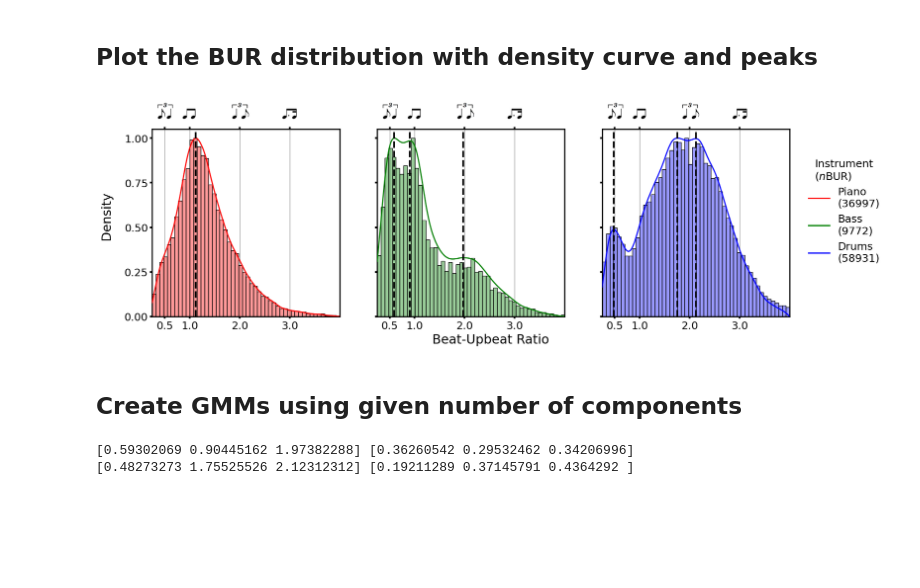
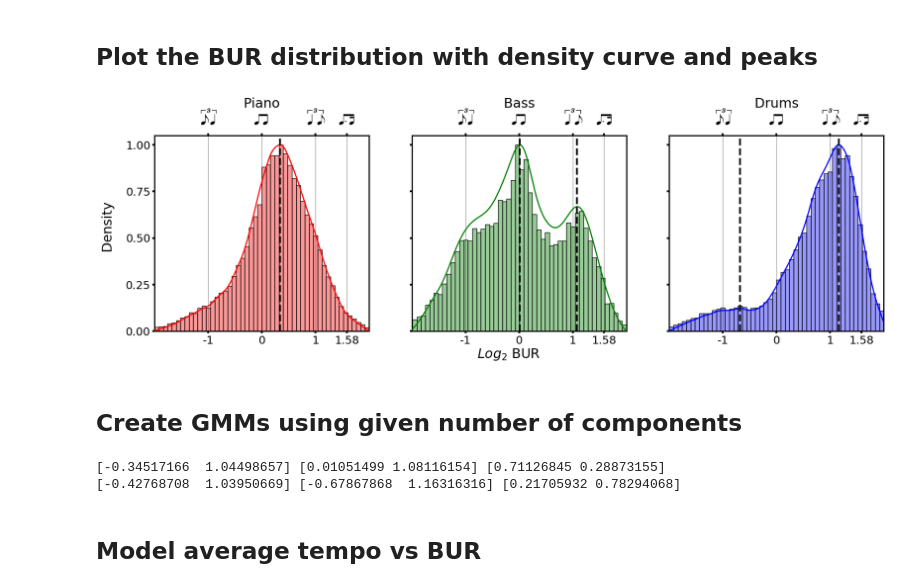
Before and after one commit to HuwCheston/Jazz-Trio-Database, a Jupyter notebook: notebooks/0.1-cheston-beat-upbeat-ratios.ipynb, the cells around one changed output. Cells and saved outputs as stored; diff of their text form; code cells hidden in the pictures; blank space fills up the shorter version.

```diff
--- a/notebooks/0.1-cheston-beat-upbeat-ratios.ipynb
+++ b/notebooks/0.1-cheston-beat-upbeat-ratios.ipynb
@@ -48,4 +52,4 @@ burs = pd.DataFrame(res)
 ## Clean data
 We drop BUR values lower than 0.25 and higher than 4 (see Corcoran & Frieler, 2021)
 # %%
-burs = burs[(burs['bur'] > BUR_LOWER) & (burs['bur'] < BUR_UPPER)]
+burs = burs[(burs['bur'] > np.log2(BUR_LOWER)) & (burs['bur'] < np.log2(BUR_UPPER))]
@@ -63,7 +132,7 @@ burs = (
 def get_peaks(data, len_data: int = 1000, **kwargs) -> np.ndarray:
     """Fits a kernel-density estimate to BUR data and extracts BUR peaks"""
     # Fit the actual KDE to the data, using the default parameters
-    kde = stats.gaussian_kde(data.T)
+    kde = stats.gaussian_kde(data.T, bw_method='silverman')
     # Create a linear space of integers ranging from our lowest to our highest BUR
     data_plot = np.linspace(data.min(), data.max(), len_data)[:, np.newaxis]
     # Evaluate the KDE on our linear space of integers
@@ -81,7 +150,7 @@ def bootstrap_peaks(data: np.array, actual_peaks: np.array, tol: float = 0.5) ->
     size = len(data)
     data = data.flatten()
     # For every bootstrapped sample
-    for i_ in range(N_BOOT):
+    for i_ in range(1):
         print(i_)
         # Set the random seed
         np.random.seed(i_)
@@ -107,7 +176,7 @@ def bootstrap_peaks(data: np.array, actual_peaks: np.array, tol: float = 0.5) ->
                     boot_res[peak].append(closest_peak)
                     boot_peaks.remove(closest_peak)
     # Return a dictionary with
-    return {k: [np.percentile(v, 5), np.percentile(v, 95)] for k, v in boot_res.items()}
+    return {k: [np.nanpercentile(v, 5), np.nanpercentile(v, 95)] for k, v in boot_res.items()}
 # %%
 res_ = []
 for instr, grp in burs.groupby('instrument', sort=False):
@@ -155,0 +199,3 @@ peaks_df
+# %%
+peaks_df['raw_peak'] = 2 ** peaks_df['peak']
+peaks_df
@@ -182,7 +235,7 @@ class HistPlotBURByInstrument(vutils.BasePlot):
             # If we can get the image, then yield it to add to our plot
             else:
                 yield mpl.offsetbox.AnnotationBbox(
-                    mpl.offsetbox.OffsetImage(img, clip_on=False, zoom=0.5), (x, y),
+                    mpl.offsetbox.OffsetImage(img, clip_on=False, zoom=0.5), (np.log2(x), y),
                     frameon=False, xycoords='data', clip_on=False, annotation_clip=False
                  )
 
@@ -199,52 +252,55 @@ class HistPlotBURByInstrument(vutils.BasePlot):
     def _create_plot(self) -> None:
         """Creates the histogram and kde plots"""
         for ax, (idx, grp), col in zip(self.ax.flatten(), self.bur_df.groupby('instrument', sort=False), vutils.RGB):
+            ax.set_xscale('symlog', base=2)
             ax.grid(zorder=0, axis='x', **vutils.GRID_KWS)
-            # Normalize the histogram so that the highest bar is 1
             heights, edges = np.histogram(grp['bur'], bins=vutils.N_BINS)
             heights = heights / max(heights)
             # Plot the normalized histogram
             self.HIST_KWS.update(dict(x=edges[:-1], height=heights, width=np.diff(edges)))
             ax.bar(fc=col, edgecolor='None', alpha=vutils.ALPHA, **self.HIST_KWS)
             ax.bar(fc='None', edgecolor=vutils.BLACK, alpha=1, **self.HIST_KWS)
-            # Plot the kde
+            # # Plot the kde
             x, y = self._kde(grp['bur'])
             ax.plot(x, y, color=col, label=f'{idx.title()}\n({len(grp)})', **self.KDE_KWS)
             self._add_peaks(ax, idx)
 
     def _add_peaks(self, ax, ins):
         ps = self.peak_df[self.peak_df['instrument'] == ins]
         for _, peak in ps.iterrows():
             ax.axvline(peak['peak'], 0, 1, **self.VLINE_KWS)
 
     def _format_ax(self) -> None:
         """Formats axis-level properties"""
         # Add images for each BUR value we want to plot
         hands, labs = [], []
-        for ax in self.ax.flatten():
+        for ax, name in zip(self.ax.flatten(), utils.INSTRUMENTS_TO_PERFORMER_ROLES.keys()):
             for artist in self.add_bur_images(y=1.15):
                 ax.add_artist(artist)
-            ax.set(xticks=self.BURS_WITH_IMAGES, xlim=(BUR_LOWER, BUR_UPPER), xlabel='', ylabel='', yticks=np.linspace(0, 1, 5))
+            ax.get_xaxis().set_major_formatter(mpl.ticker.ScalarFormatter())
+            ax.get_xaxis().set_minor_formatter(mpl.ticker.NullFormatter())
+            ax.set(xticks=[np.log2(i) for i in self.BURS_WITH_IMAGES], xticklabels=[-1, 0, 1, 1.58], xlim=(np.log2(BUR_LOWER), np.log2(BUR_UPPER)), xlabel='', ylabel='', yticks=np.linspace(0, 1, 5))
+            ax.set_title(name.title(), y=1.125)
             plt.setp(ax.spines.values(), linewidth=vutils.LINEWIDTH)
             ax.tick_params(axis='both', top=True, bottom=True, labeltop=False, labelbottom=True, width=vutils.TICKWIDTH)
             hand, lab = ax.get_legend_handles_labels()
             hands.extend(hand)
             labs.extend(lab)
-        self.fig.legend(
-            hands, labs, frameon=False, ncol=1, markerscale=vutils.MARKERSCALE,
-            title='Instrument\n($n$BUR)', fontsize=vutils.FONTSIZE, bbox_to_anchor=(1, 0.75)
-        )
+        # self.fig.legend(
+        #     hands, labs, frameon=False, ncol=1, markerscale=vutils.MARKERSCALE,
+        #     title='Instrument\n($n$BUR)', fontsize=vutils.FONTSIZE, bbox_to_anchor=(1, 0.75)
+        # )
 
     def _format_fig(self) -> None:
         """Formats figure-level properties"""
-        self.fig.supxlabel('Beat-Upbeat Ratio')
+        self.fig.supxlabel('${Log_2}$ BUR')
         self.fig.supylabel('Density', x=0.01)
-        self.fig.subplots_adjust(left=0.075, bottom=0.12, right=0.875, top=0.825)
+        self.fig.subplots_adjust(left=0.075, bottom=0.12, right=0.95, top=0.825)
 
 HistPlotBURByInstrument(burs, peaks_df).create_plot()
 plt.show()
 # %% [output]
-[figure, old version]
+[figure, new version]
 # %% [markdown]
 ## Create GMMs using given number of components
 # %%
@@ -261,7 +317,9 @@ for instr in ['bass', 'drums']:
     means = gm.means_.flatten()
     means_init = gm.means_init.flatten()
     weights = gm.weights_
-    print(means_init, weights)
+    print(gm.means_.flatten(), means_init, weights)
 # %% [output]
-[0.59302069 0.90445162 1.97382288] [0.36260542 0.29532462 0.34206996]
-[0.48273273 1.75525526 2.12312312] [0.19211289 0.37145791 0.4364292 ]
+[-0.34517166  1.04498657] [0.01051499 1.08116154] [0.71126845 0.28873155]
+[-0.42768708  1.03950669] [-0.67867868  1.16316316] [0.21705932 0.78294068]
+# %% [markdown]
+## Model average tempo vs BUR
```
Also changed, not shown: parts of 14 cells of this notebook, 2 other files.
